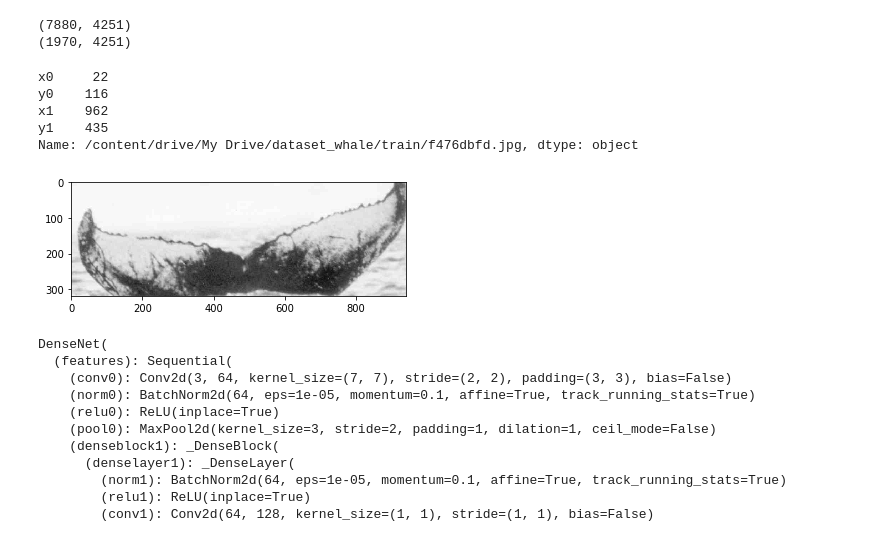
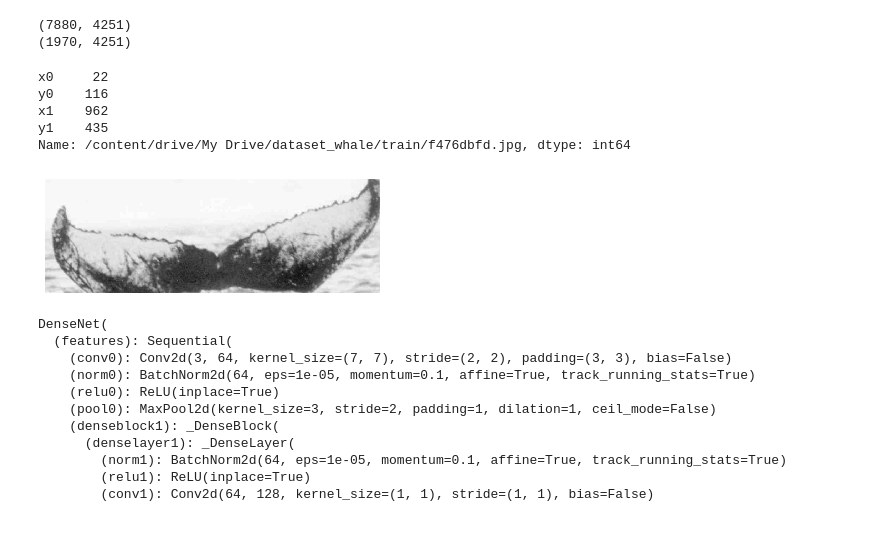
Before and after one commit to Ftywan/EVIAN, a Jupyter notebook: whale_model_bbox_densenet201.ipynb, the cells around one changed output. Drawn from its saved outputs; the diff is of its cells as text; code cells hidden in the pictures.

```diff
--- a/whale_model_bbox_densenet201.ipynb
+++ b/whale_model_bbox_densenet201.ipynb
@@ -511,6 +532,8 @@ bbox.loc()
 25460 rows × 5 columns
 # %% [markdown]
 # 3. DenseNet Model
+# %%
+bbox_df = pd.read_csv("/content/drive/My Drive/dataset_whale/bounding_boxes.csv", index_col=0)
 # %%
 model_name = "densenet201"
 num_classes = 4251
@@ -560,25 +583,24 @@ In case you used a LabelEncoder before this OneHotEncoder to convert the categor
 # %%
 img_name = '/content/drive/My Drive/dataset_whale/train/f476dbfd.jpg'
 image = Image.open(img_name).convert('RGB')
 bbox = bbox_df.loc[img_name]
 print(bbox)
 x0, y0, x1, y1 = bbox['x0'], bbox['y0'], bbox['x1'],  bbox['y1']
 if not (x0 >= x1 or y0 >= y1):
     image = image.crop((x0, y0, x1, y1))
 
 
-image.show()
-# img=Image.open('/content/drive/My Drive/dataset_whale/train/f3445000.jpg')
-# plt.figure("dog")
+# image.show()
 plt.imshow(image)
+plt.axis('off')
 plt.show()
 # %% [output]
 x0     22
 y0    116
 x1    962
 y1    435
-Name: /content/drive/My Drive/dataset_whale/train/f476dbfd.jpg, dtype: object
+Name: /content/drive/My Drive/dataset_whale/train/f476dbfd.jpg, dtype: int64
-[figure, old version]
+[figure, new version]
 # %%
 # For train and val, datafolder = "../input/humpback-whale-identification/train"
 # For test, datafolder = "../input/humpback-whale-identification/test"
```
Also changed, not shown: parts of 1 cell of this notebook.
